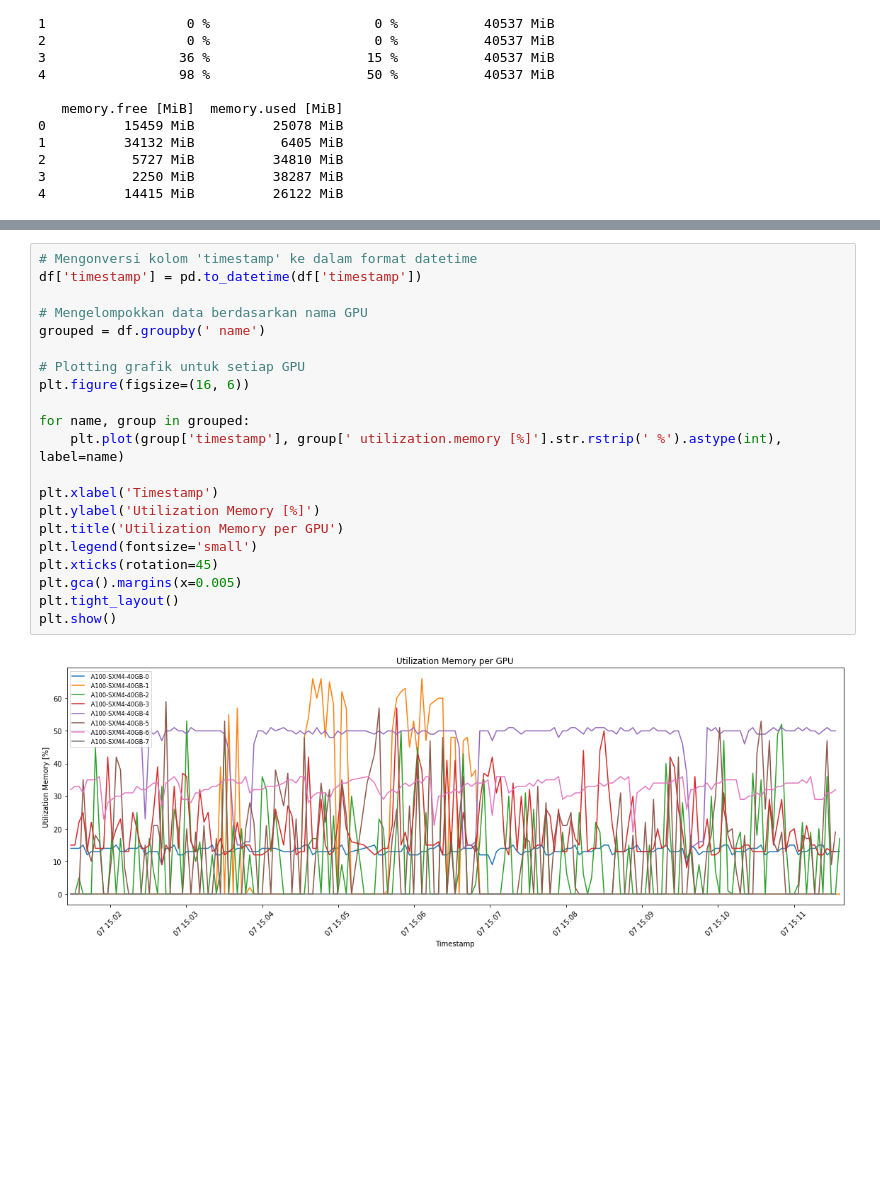
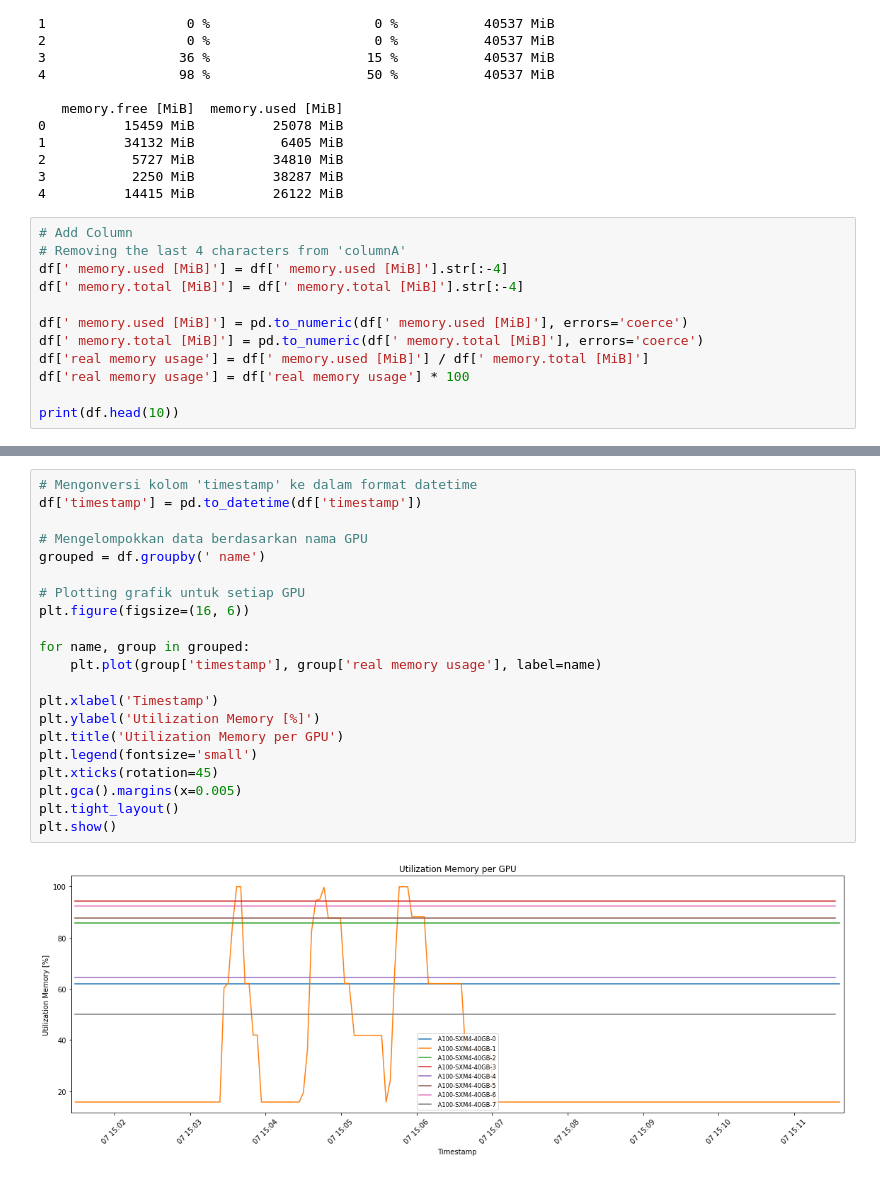
Before and after one commit to mbiskho/tamlops, a Jupyter notebook: testing/gpu-scheduler-logs.ipynb, the cells around one changed output, grey strips where cells are left out. Drawn from its saved outputs; the diff is of its cells as text; blank space fills up the shorter version.

```diff
--- a/testing/gpu-scheduler-logs.ipynb
+++ b/testing/gpu-scheduler-logs.ipynb
@@ -28,3 +28,15 @@ print(df.head(5))
 2           5727 MiB          34810 MiB
 3           2250 MiB          38287 MiB
 4          14415 MiB          26122 MiB
+# %%
+# Add Column
+# Removing the last 4 characters from 'columnA'
+df[' memory.used [MiB]'] = df[' memory.used [MiB]'].str[:-4]
+df[' memory.total [MiB]'] = df[' memory.total [MiB]'].str[:-4]
+
+df[' memory.used [MiB]'] = pd.to_numeric(df[' memory.used [MiB]'], errors='coerce')
+df[' memory.total [MiB]'] = pd.to_numeric(df[' memory.total [MiB]'], errors='coerce')
+df['real memory usage'] = df[' memory.used [MiB]'] / df[' memory.total [MiB]']
+df['real memory usage'] = df['real memory usage'] * 100
+
+print(df.head(10))
@@ -67,26 +98,26 @@ print(df.head(10))
 # %%
 # Mengonversi kolom 'timestamp' ke dalam format datetime
 df['timestamp'] = pd.to_datetime(df['timestamp'])
 
 # Mengelompokkan data berdasarkan nama GPU
 grouped = df.groupby(' name')
 
 # Plotting grafik untuk setiap GPU
 plt.figure(figsize=(16, 6))
 
 for name, group in grouped:
-    plt.plot(group['timestamp'], group[' utilization.memory [%]'].str.rstrip(' %').astype(int), label=name)
+    plt.plot(group['timestamp'], group['real memory usage'], label=name)
 
 plt.xlabel('Timestamp')
 plt.ylabel('Utilization Memory [%]')
 plt.title('Utilization Memory per GPU')
 plt.legend(fontsize='small')
 plt.xticks(rotation=45)
 plt.gca().margins(x=0.005)
 plt.tight_layout()
 plt.show()
 # %% [output]
-[figure, old version]
+[figure, new version]
 # %%
 # Assuming 'df' is your DataFrame and it's already grouped by 'name'
 grouped = df.groupby(' name')
```
Also changed, not shown: parts of 4 cells of this notebook.
